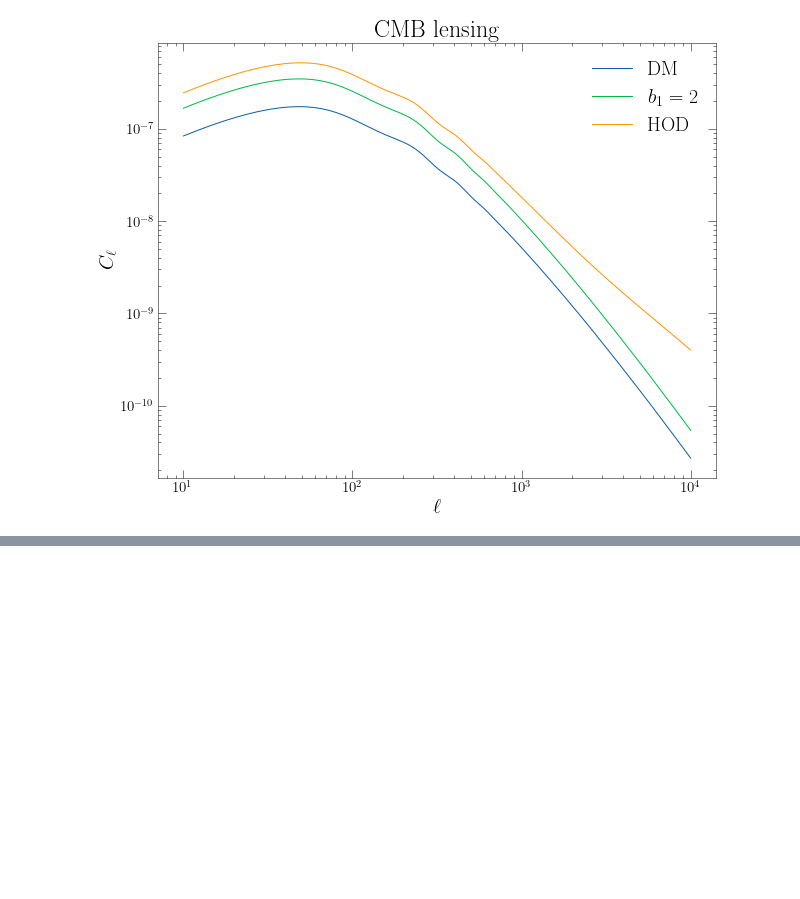
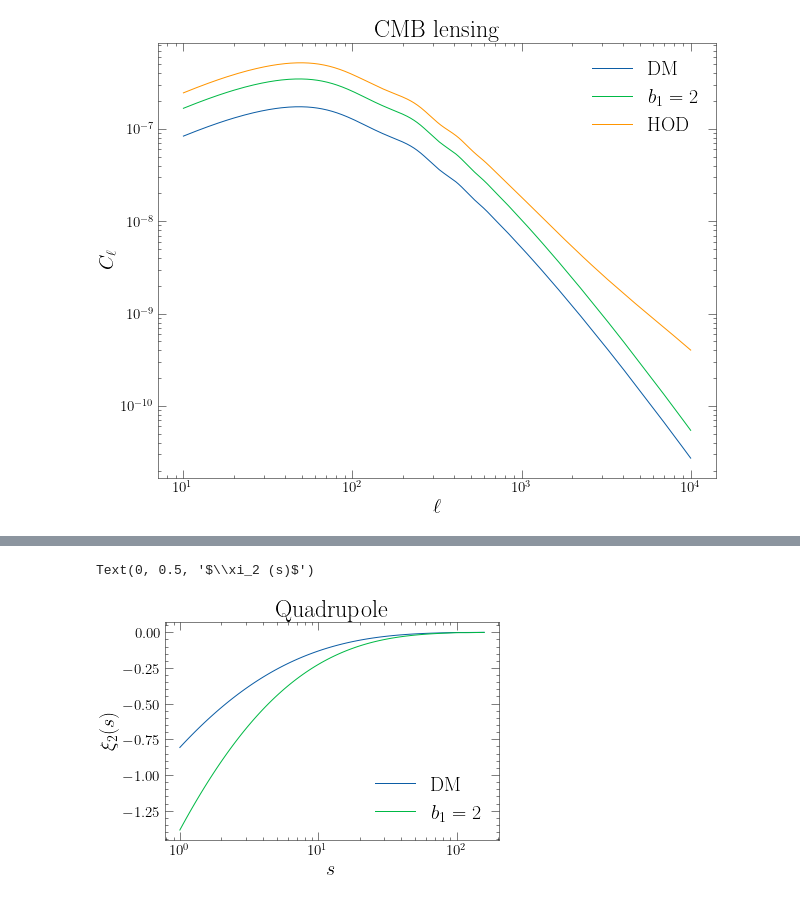
Before and after one commit to gpetter/HaloModelPy, a Jupyter notebook: notebooks/showcase.ipynb, the cells around one changed output, grey strips where cells are left out. Drawn from its saved outputs; the diff is of its cells as text; code cells hidden in the pictures; blank space fills up the shorter version.

```diff
--- a/notebooks/showcase.ipynb
+++ b/notebooks/showcase.ipynb
@@ -124,0 +139,17 @@ Text(0, 0.5, '$C_{\\ell}$')
+# %%
+s = np.logspace(0., 2.2, 100)
+halomod.set_powspec()
+plt.plot(s, halomod.get_multipole(s, ell=2), label='DM')
+
+halomod.set_powspec(bias1=2.)
+plt.plot(s, halomod.get_multipole(s, ell=2), label=r'$b_1=2$')
+
+plt.title(r'Quadrupole')
+
+plt.xscale('log')
+plt.legend(fontsize=20)
+plt.xlabel('$s$')
+plt.ylabel(r'$\xi_2 (s)$')
+# %% [output]
+Text(0, 0.5, '$\\xi_2 (s)$')
+[figure, added]
```
Also changed, not shown: parts of 8 cells of this notebook, 4 other files.
